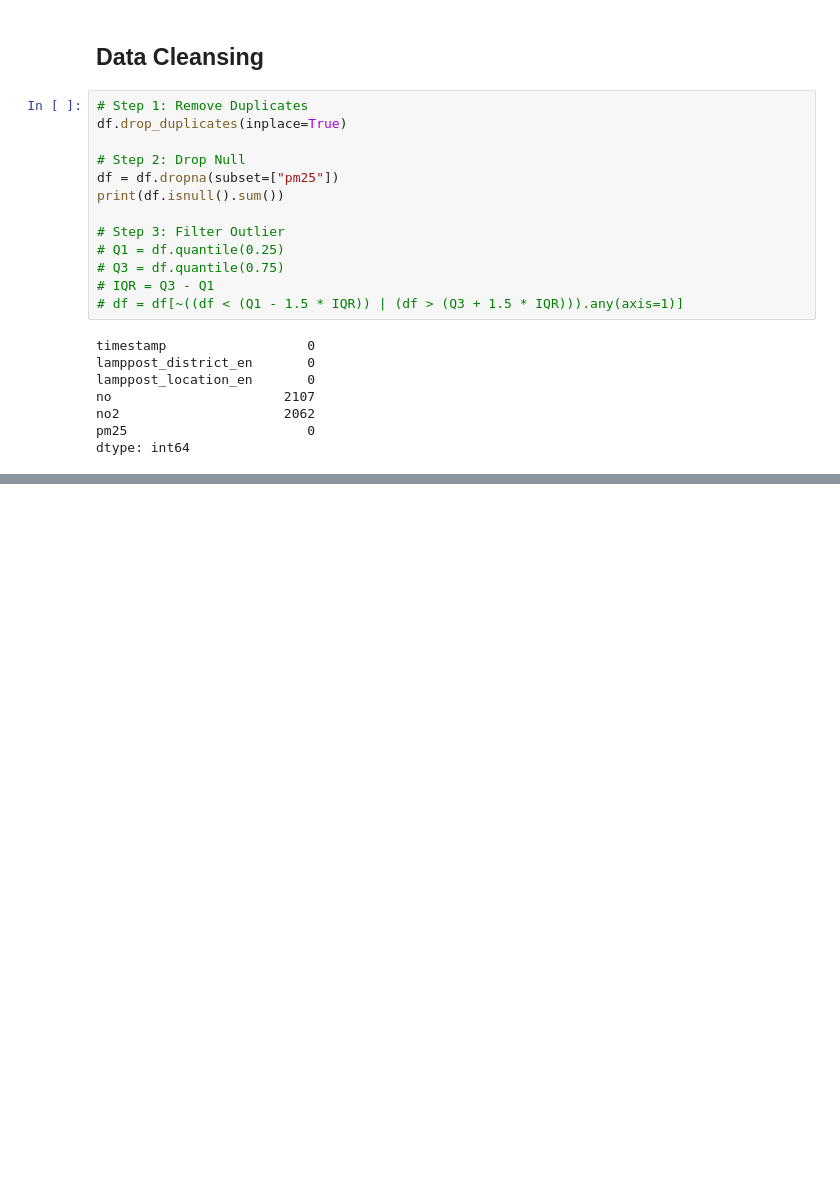
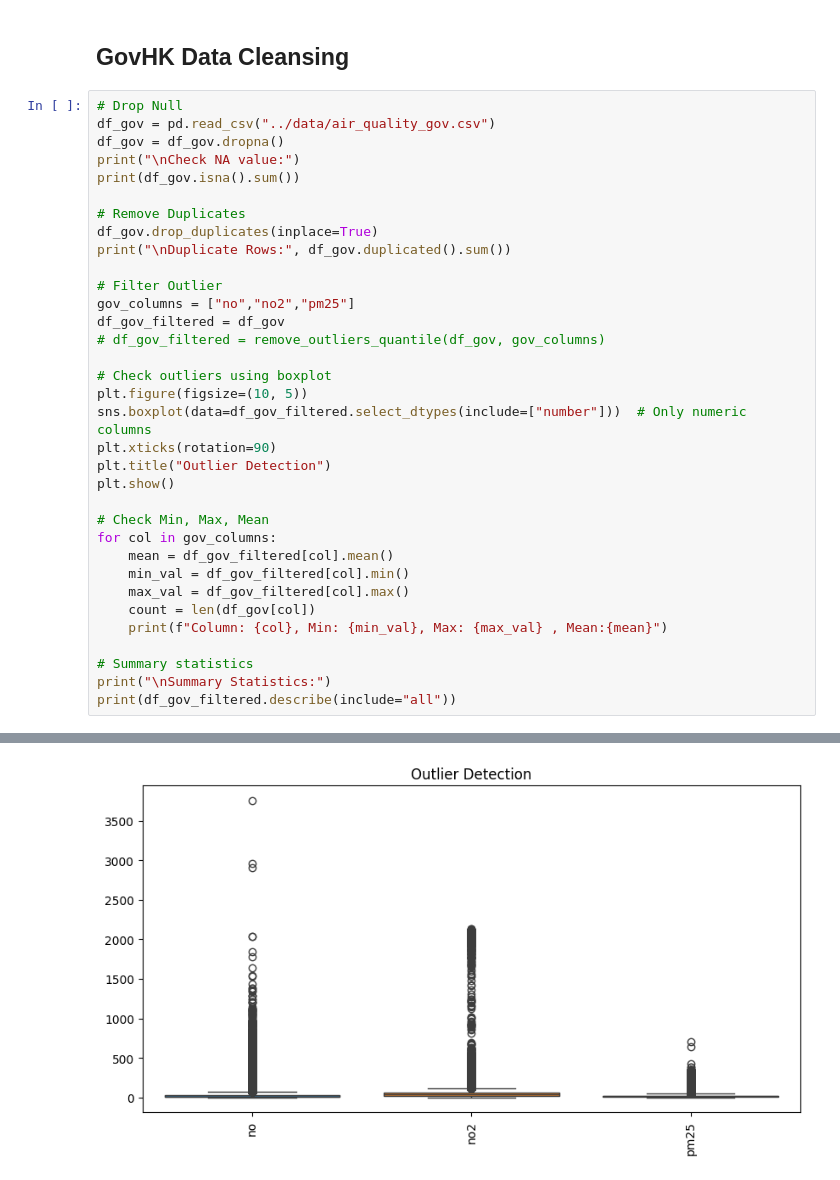
Before and after one commit to jayjirakrit/hku-air-quality-forecasting-data, a Jupyter notebook: script/processing_air_quality.ipynb, the cells around one changed output, grey strips where cells are left out. Drawn from its saved outputs; the diff is of its cells as text; blank space fills up the shorter version.

Commit message:
Data Preprocessing Air Quality

```diff
--- a/script/processing_air_quality.ipynb
+++ b/script/processing_air_quality.ipynb
@@ -85,23 +109,37 @@ Column: lamppost_location_en
 # %% [markdown]
-## Data Cleansing
+## GovHK Data Cleansing
-# %%
-# Step 1: Remove Duplicates
-df.drop_duplicates(inplace=True)
-
-# Step 2: Drop Null
-df = df.dropna(subset=["pm25"])
-print(df.isnull().sum())
-
-# Step 3: Filter Outlier
-# Q1 = df.quantile(0.25)
-# Q3 = df.quantile(0.75)
-# IQR = Q3 - Q1
-# df = df[~((df < (Q1 - 1.5 * IQR)) | (df > (Q3 + 1.5 * IQR))).any(axis=1)]
-# %% [output]
-timestamp                  0
-lamppost_district_en       0
-lamppost_location_en       0
-no                      2107
-no2                     2062
-pm25                       0
-dtype: int64
+# %%
+# Drop Null
+df_gov = pd.read_csv("../data/air_quality_gov.csv")
+df_gov = df_gov.dropna()
+print("\nCheck NA value:")
+print(df_gov.isna().sum())
+
+# Remove Duplicates
+df_gov.drop_duplicates(inplace=True)
+print("\nDuplicate Rows:", df_gov.duplicated().sum())
+
+# Filter Outlier
+gov_columns = ["no","no2","pm25"]
+df_gov_filtered = df_gov
+# df_gov_filtered = remove_outliers_quantile(df_gov, gov_columns)
+
+# Check outliers using boxplot
+plt.figure(figsize=(10, 5))
+sns.boxplot(data=df_gov_filtered.select_dtypes(include=["number"]))  # Only numeric columns
+plt.xticks(rotation=90)
+plt.title("Outlier Detection")
+plt.show()
+
+# Check Min, Max, Mean
+for col in gov_columns:
+    mean = df_gov_filtered[col].mean()
+    min_val = df_gov_filtered[col].min()
+    max_val = df_gov_filtered[col].max()
+    count = len(df_gov[col])
+    print(f"Column: {col}, Min: {min_val}, Max: {max_val} , Mean:{mean}")
+
+# Summary statistics
+print("\nSummary Statistics:")
+print(df_gov_filtered.describe(include="all"))
+# %% [output]
@@ -107,0 +156 @@ dtype: int64
+[figure, added]
```
Also changed, not shown: parts of 15 cells of this notebook, 5 other files.
